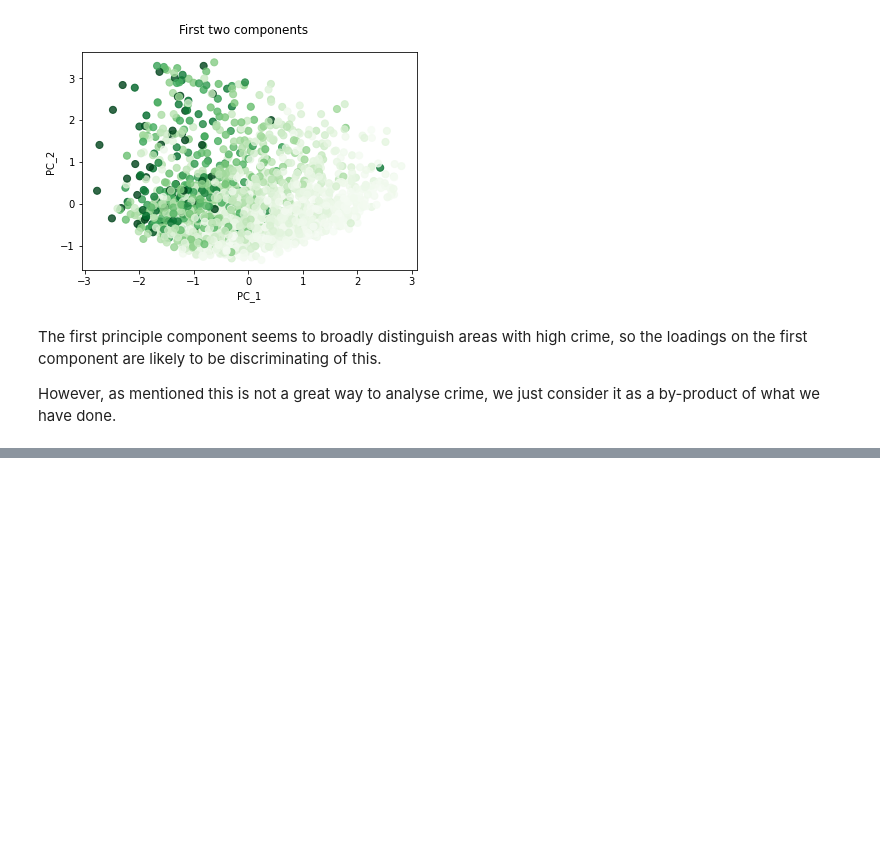
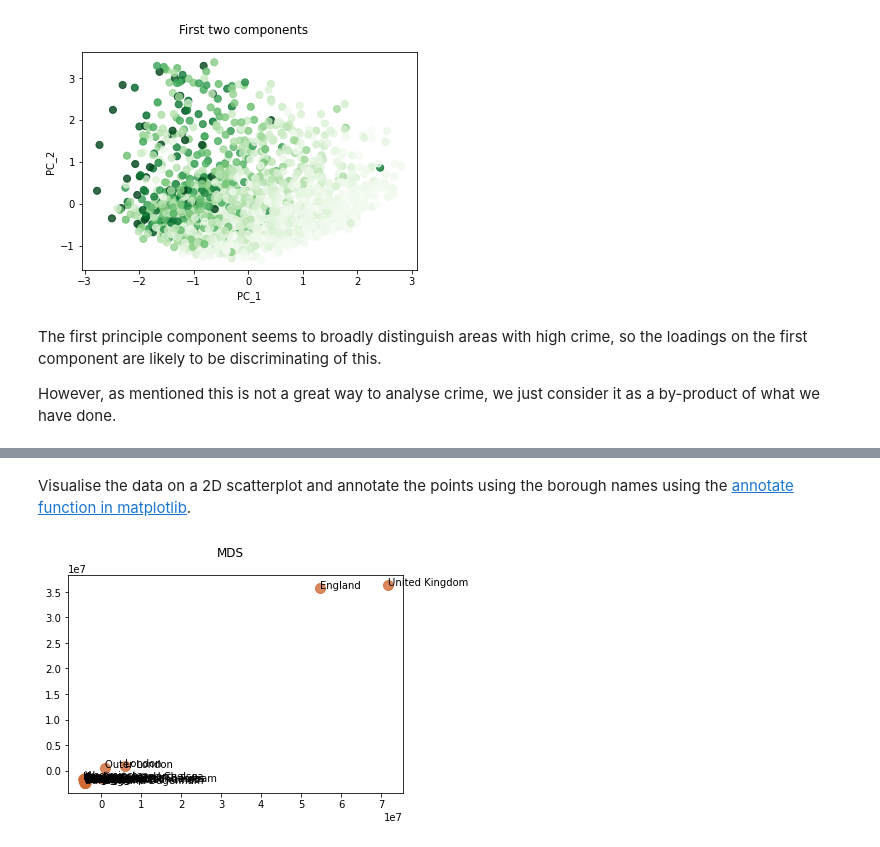
Before and after one commit to qhuy0801/IN3061_INM430_coursework_2022_quang.bui.2, a Jupyter notebook: week07/Week 7 - High dimensional & finding structure in data.ipynb, the cells around one changed output, grey strips where cells are left out. Cells and saved outputs as stored; diff of their text form; code cells hidden in the pictures; blank space fills up the shorter version.

```diff
--- a/week07/Week 7 - High dimensional & finding structure in data.ipynb
+++ b/week07/Week 7 - High dimensional & finding structure in data.ipynb
@@ -185,0 +195,3 @@ However, as mentioned this is not a great way to analyse crime, we just consider
+# %%
+londonBorough = pd.read_excel('london-borough-profilesV2.xlsx')
+londonBorough.head()
@@ -185,0 +225,7 @@ However, as mentioned this is not a great way to analyse crime, we just consider
+# %%
+# Fill the missing values with mean()
+londonBorough_feat = londonBorough_feat.fillna(londonBorough_feat.mean())
+
+# Centralise
+londonBorough_feat -= londonBorough_feat.mean()
+londonBorough_feat.head()
@@ -185,0 +242,9 @@ However, as mentioned this is not a great way to analyse crime, we just consider
+# %%
+# Compute the euclidean distances between the columns by passing the same data twice
+# The resulting data matrix now has the pairwise distances between the boroughs
+distMatrix = euclidean_distances(londonBorough_feat, londonBorough_feat)
+print("Dimmensions: ", distMatrix.shape)
+
+# Check out the matrix as dataframe
+distMatrix_df = pd.DataFrame(distMatrix)
+distMatrix_df
@@ -185,0 +273,10 @@ However, as mentioned this is not a great way to analyse crime, we just consider
+# %%
+# Create an MDS
+mds = manifold.MDS(n_components = 2, max_iter=3000, n_init=1, dissimilarity="precomputed")
+# dissimilarity="precomputed" becausse we calculated the euclidean distance already
+
+# Project the data
+Y = mds.fit_transform(distMatrix)
+Y_df = pd.DataFrame(Y)
+print(Y.shape)
+Y_df.head()
@@ -185,0 +291,13 @@ However, as mentioned this is not a great way to analyse crime, we just consider
+# %% [markdown]
+Visualise the data on a 2D scatterplot and annotate the points using the borough names using the [annotate function in matplotlib](http://matplotlib.org/api/pyplot_api.html#matplotlib.pyplot.annotate).
+# %%
+# Project into a scatter plot
+f, ax = plt.subplots()
+plt.suptitle('MDS')
+ax.scatter(Y[:, 0], Y[:, 1], c="#D06B36", s = 100, alpha = 0.8)
+
+# Put in the
+for i, txt in enumerate(londonBorough["Area/INDICATOR"]):
+    ax.annotate(txt, (Y[:, 0][i],Y[:, 1][i]))
+# %% [output]
+[figure, added]
```
Also changed, not shown: parts of 23 cells of this notebook, 3 other files.
